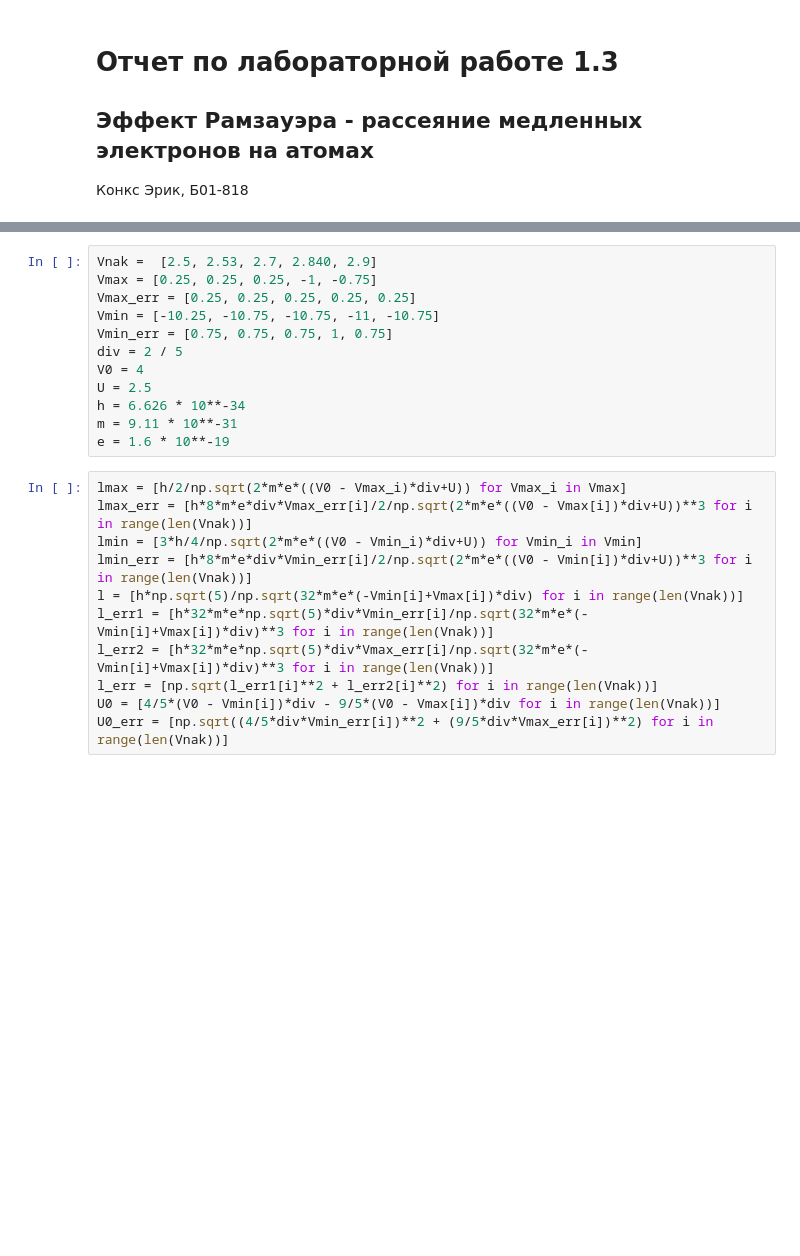
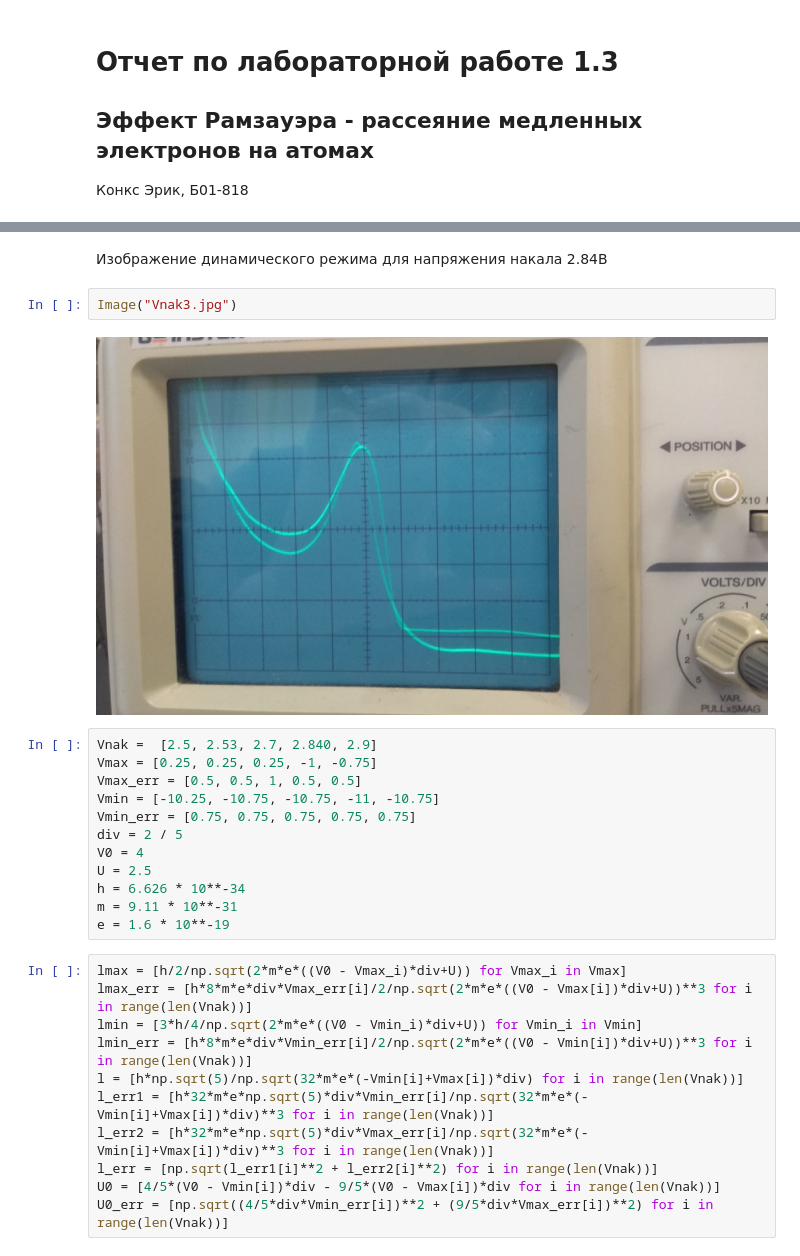
Before and after one commit to exucutional/quant_phys_lab, a Jupyter notebook: 1.3/ramsauer.ipynb, the cells around one changed output, grey strips where cells are left out. Cells and saved outputs as stored; diff of their text form; blank space fills up the shorter version.

```diff
--- a/1.3/ramsauer.ipynb
+++ b/1.3/ramsauer.ipynb
@@ -13,9 +20,15 @@ from scipy import odr
+# %% [markdown]
+Изображение динамического режима для напряжения накала 2.84В
+# %%
+Image("Vnak3.jpg")
+# %% [output]
+[figure, added]
 # %%
 Vnak =  [2.5, 2.53, 2.7, 2.840, 2.9]
 Vmax = [0.25, 0.25, 0.25, -1, -0.75]
-Vmax_err = [0.25, 0.25, 0.25, 0.25, 0.25]
+Vmax_err = [0.5, 0.5, 1, 0.5, 0.5]
 Vmin = [-10.25, -10.75, -10.75, -11, -10.75]
-Vmin_err = [0.75, 0.75, 0.75, 1, 0.75]
+Vmin_err = [0.75, 0.75, 0.75, 0.75, 0.75]
 div = 2 / 5
 V0 = 4
 U = 2.5
```
Also changed, not shown: parts of 5 cells of this notebook, 6 other files.
